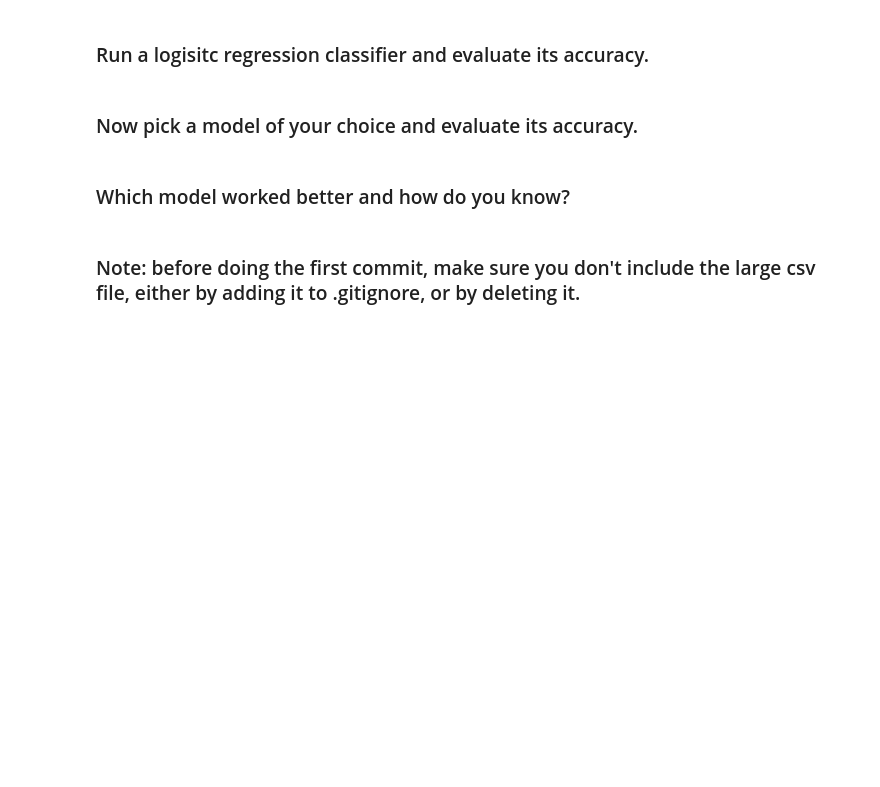
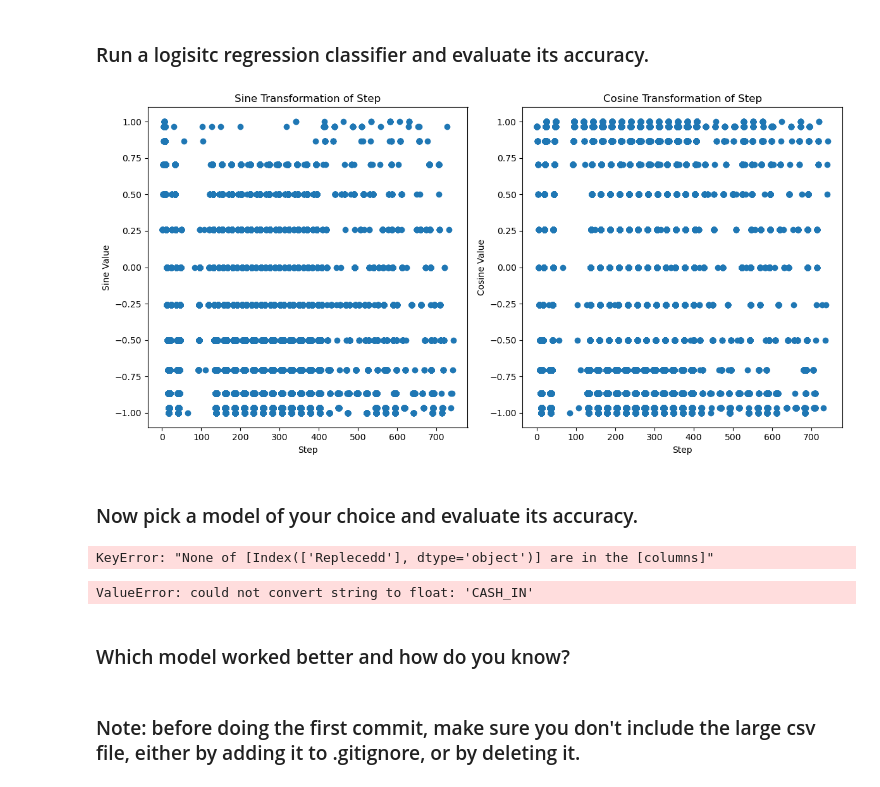
Before and after one commit to ta-data-lis/lab-imbalance, a Jupyter notebook: your-code/lab_imbalance.ipynb, the cells around one changed output. Drawn from its saved outputs; the diff is of its cells as text; code cells hidden in the pictures; blank space fills up the shorter version.

```diff
--- a/your-code/lab_imbalance.ipynb
+++ b/your-code/lab_imbalance.ipynb
@@ -21,0 +59,5 @@ Like we disussed in class, when we have noisy data, if we are not careful, we ca
+# %%
+import numpy as np
+
+df_sample['step_sin'] = np.sin(2 * np.pi * df_sample['step'] / 24)
+df_sample['step_cos'] = np.cos(2 * np.pi * df_sample['step'] / 24)
@@ -26,2 +75,24 @@ Like we disussed in class, when we have noisy data, if we are not careful, we ca
+# %%
+df_sample['step_sin'] = np.sin(2 * np.pi * df_sample['step'] / 24)
+df_sample['step_cos'] = np.cos(2 * np.pi * df_sample['step'] / 24)
+
+plt.figure(figsize=(12, 6))
+
+plt.subplot(1, 2, 1)
+plt.scatter(df_sample['step'], df_sample['step_sin'])
+plt.title('Sine Transformation of Step')
+plt.xlabel('Step')
+plt.ylabel('Sine Value')
+
+plt.subplot(1, 2, 2)
+plt.scatter(df_sample['step'], df_sample['step_cos'])
+plt.title('Cosine Transformation of Step')
+plt.xlabel('Step')
+plt.ylabel('Cosine Value')
+
+plt.tight_layout()
+plt.show()
+# %% [output]
+[figure, added]
 # %% [markdown]
 ### Now pick a model of your choice and evaluate its accuracy.
@@ -30,3 +99,38 @@ Like we disussed in class, when we have noisy data, if we are not careful, we ca
+# %%
+from sklearn.model_selection import train_test_split
+from sklearn.ensemble import RandomForestClassifier
+from sklearn.metrics import accuracy_score, classification_report, confusion_matrix
+from sklearn.preprocessing import OneHotEncoder
+
+
+onehot_encoder = OneHotEncoder()
+categorical_columns = ["Replecedd"]
+encoded_categorical = onehot_encoder.fit_transform(df_sample[categorical_columns]).toarray()
+# %% [output]
+KeyError: "None of [Index(['Replecedd'], dtype='object')] are in the [columns]"
+# %%
+from sklearn.metrics import accuracy_score, classification_report, confusion_matrix
+
+X = df_sample.drop('isFraud', axis=1)
+y = df_sample['isFraud']
+
+X_train, X_test, y_train, y_test = train_test_split(X, y, test_size=0.3, random_state=42)
+
+model = RandomForestClassifier(random_state=42)
+model.fit(X_train, y_train)
+
+
+y_pred = model.predict(X_test)
+
+
+accuracy = accuracy_score(y_test, y_pred)
+print("Accuracy:", accuracy)
+
+
+print("Classification Report:\n", classification_report(y_test, y_pred))
+print("Confusion Matrix:\n", confusion_matrix(y_test, y_pred))
+# %% [output]
+ValueError: could not convert string to float: 'CASH_IN'
 # %% [markdown]
 ### Which model worked better and how do you know?
 # %%
```
Also changed, not shown: parts of 9 cells of this notebook.
